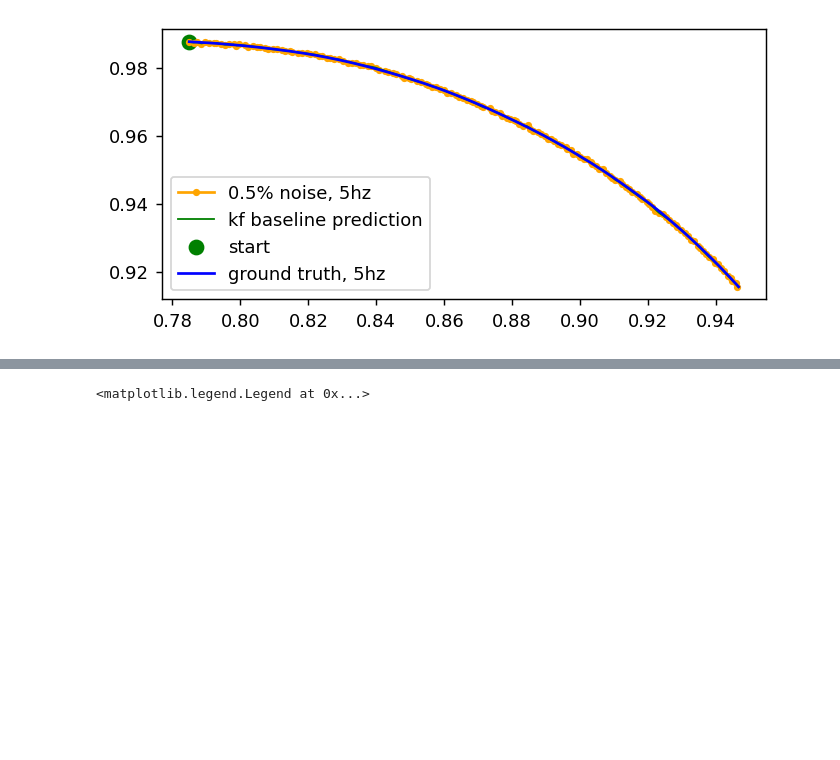
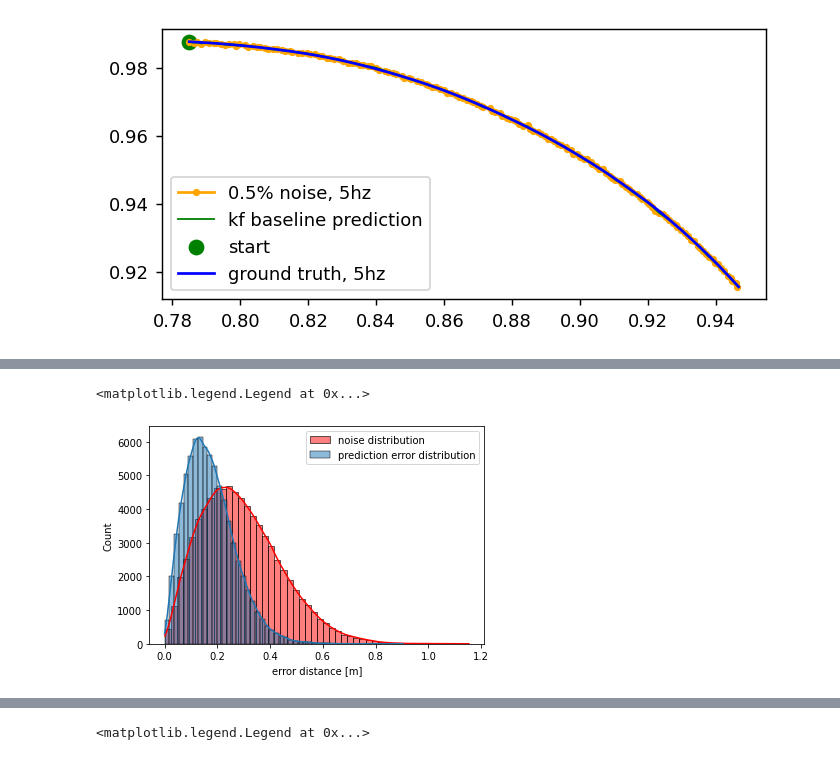
Before and after one commit to jarviskroos7/PATH_vehicle_localization, a Jupyter notebook: code/kf_baseline.ipynb, the cells around one changed output, grey strips where cells are left out. Saved outputs shown, nothing was run; the diff lists cells and outputs as text; code cells hidden in the pictures; blank space fills up the shorter version.

```diff
--- a/code/kf_baseline.ipynb
+++ b/code/kf_baseline.ipynb
@@ -227,3 +224,8 @@ for i in range(nt):
+# %%
+x_noise = exp_rl_seg_noise['x_norm_noise'].values
+y_noise = exp_rl_seg_noise['y_norm_noise'].values
+
+x_est_sample, x_noise, y_noise, x, y  = kf(exp_rl_seg_noise)
 # %%
 plt.figure(dpi=130, figsize=(6, 2.75))
 
@@ -236,3 +238,18 @@ plt.legend()
 # %% [output]
 <matplotlib.legend.Legend at 0x...>
 [figure]
+# %%
+rl_seg_pred = []
+
+for df in rl_seg_noise:
+    x_est_sample, x_noise, y_noise, x, y = kf(df)
+    x_est_df = pd.DataFrame(
+        {'x_est': x_est_sample[:, 0],
+        'y_est': x_est_sample[:, 3],
+        'x_noise': x_noise,
+        'y_noise': y_noise,
+        'x': x,
+        'y': y
+        }
+    )
+    rl_seg_pred.append(x_est_df)
@@ -285,3 +364,16 @@ for traj_i in np.arange(153):
 
     great_circie_err.append(great_circle(pred_coord, actual_coord).miles * 1609.34) # meter
     great_circie_noise_err.append(great_circle(noise_coord, actual_coord).miles * 1609.34) # meter
+# %%
+ax = sns.histplot(
+    great_circie_noise_err,
+    bins=50, label='noise distribution', color='red', kde=True)
+sns.histplot(
+    great_circie_err,
+    bins=50, label='prediction error distribution', kde=True)
+
+plt.xlabel('error distance [m]')
+plt.legend()
+# %% [output]
+<matplotlib.legend.Legend at 0x...>
+[figure, added]
```
Also changed, not shown: parts of 8 cells of this notebook.
